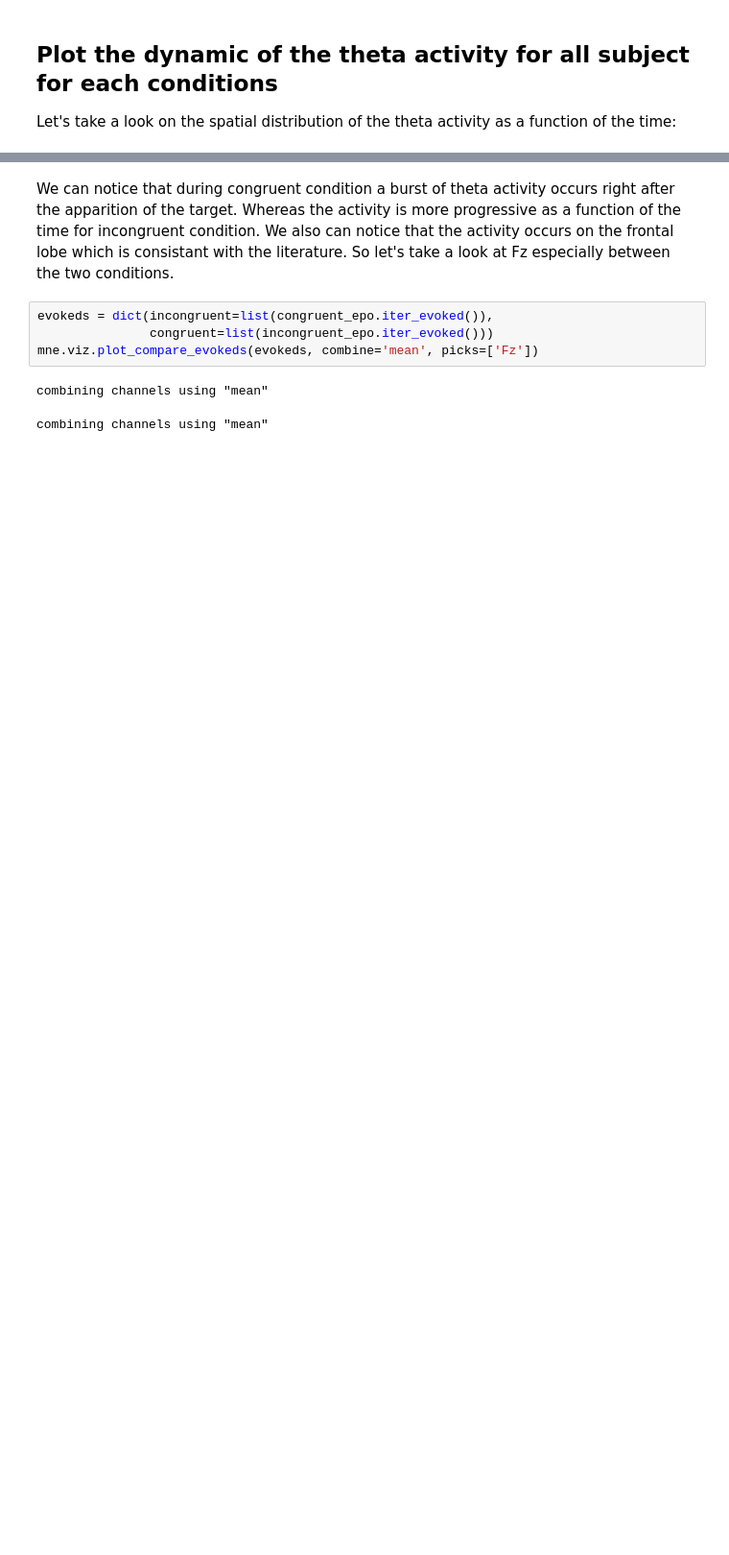
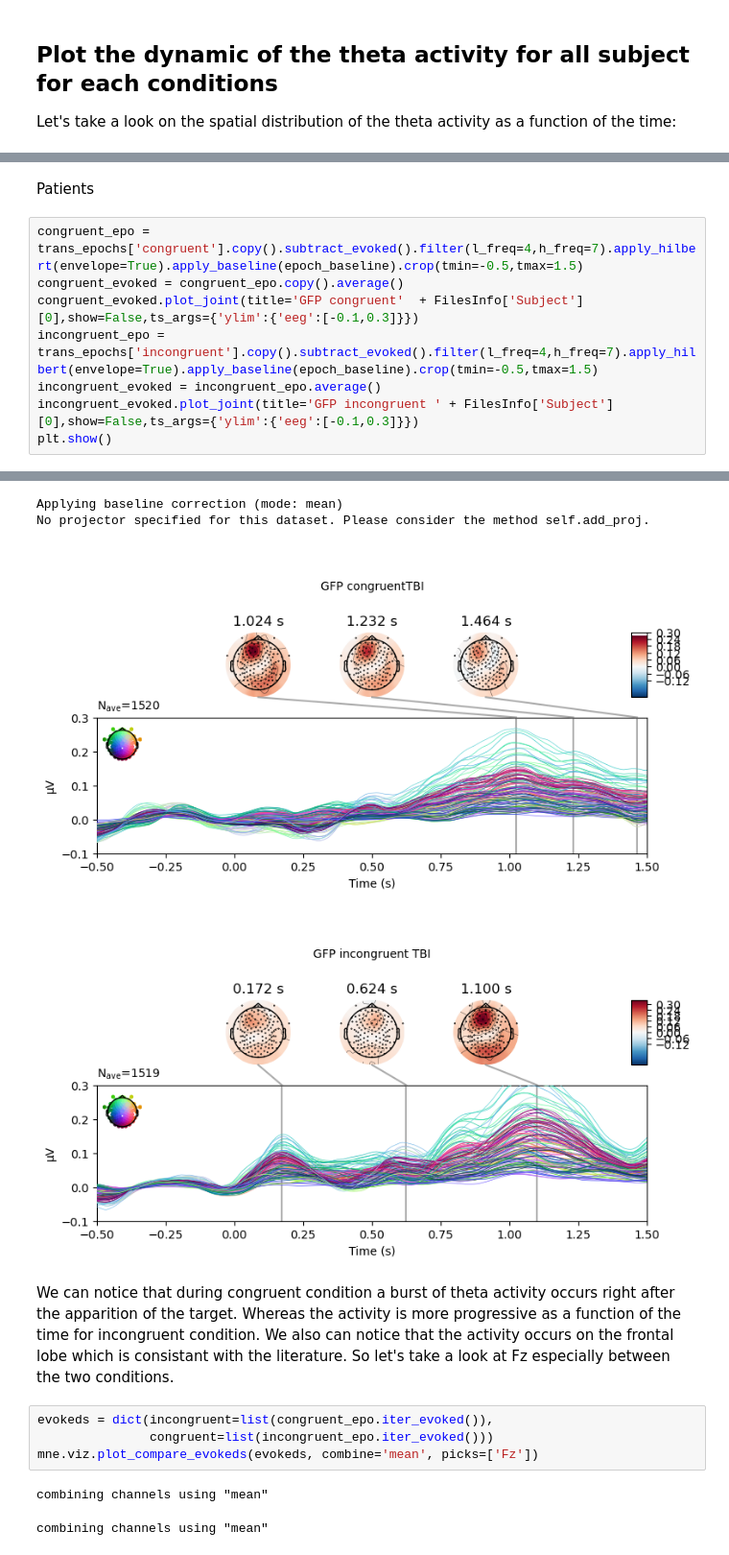
Before and after one commit to Sam54000/preprocessing_theta, a Jupyter notebook: New_MFF_MultiSubjectInluded.ipynb, the cells around one changed output, grey strips where cells are left out. Shown at 96% size. Saved outputs shown, nothing was run; the diff lists cells and outputs as text; blank space fills up the shorter version.

```diff
--- a/New_MFF_MultiSubjectInluded.ipynb
+++ b/New_MFF_MultiSubjectInluded.ipynb
@@ -650,0 +661,11 @@ No projector specified for this dataset. Please consider the method self.add_pro
+# %% [markdown]
+Patients
+# %%
+congruent_epo = trans_epochs['congruent'].copy().subtract_evoked().filter(l_freq=4,h_freq=7).apply_hilbert(envelope=True).apply_baseline(epoch_baseline).crop(tmin=-0.5,tmax=1.5)
+congruent_evoked = congruent_epo.copy().average()
+congruent_evoked.plot_joint(title='GFP congruent'  + FilesInfo['Subject'][0],show=False,ts_args={'ylim':{'eeg':[-0.1,0.3]}})
+incongruent_epo = trans_epochs['incongruent'].copy().subtract_evoked().filter(l_freq=4,h_freq=7).apply_hilbert(envelope=True).apply_baseline(epoch_baseline).crop(tmin=-0.5,tmax=1.5)
+incongruent_evoked = incongruent_epo.average()
+incongruent_evoked.plot_joint(title='GFP incongruent ' + FilesInfo['Subject'][0],show=False,ts_args={'ylim':{'eeg':[-0.1,0.3]}})
+plt.show()
+# %% [output]
@@ -651,3 +714,7 @@ No projector specified for this dataset. Please consider the method self.add_pro
+Applying baseline correction (mode: mean)
+No projector specified for this dataset. Please consider the method self.add_proj.
+[figure, added]
+[figure, added]
 # %% [markdown]
 We can notice that during congruent condition a burst of theta activity occurs right after the apparition of the target. Whereas the activity is more progressive as a function of the time for incongruent condition. We also can notice that the activity occurs on the frontal lobe which is consistant with the literature. So let's take a look at Fz especially between the two conditions.
 # %%
```
Also changed, not shown: parts of 29 cells of this notebook.
